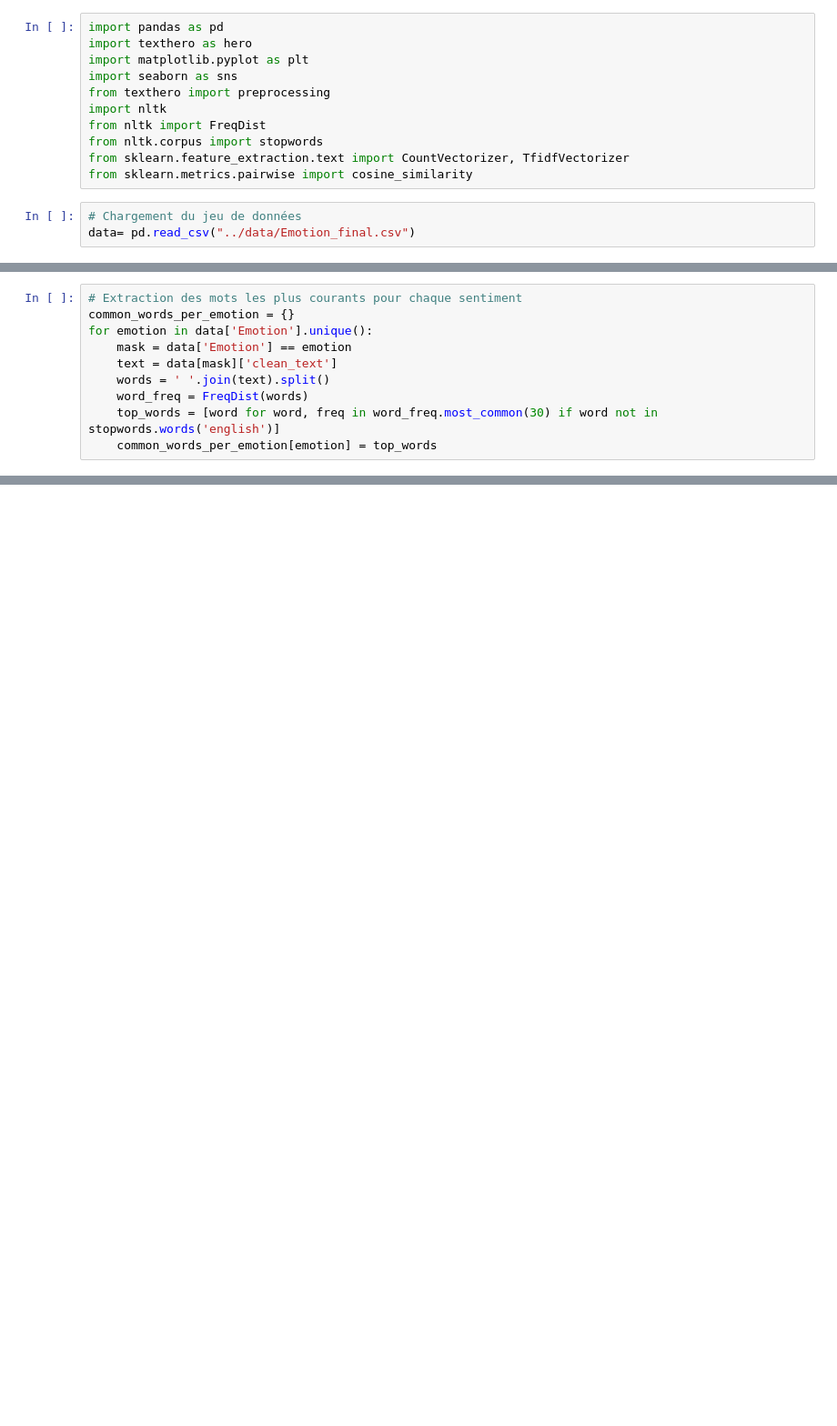
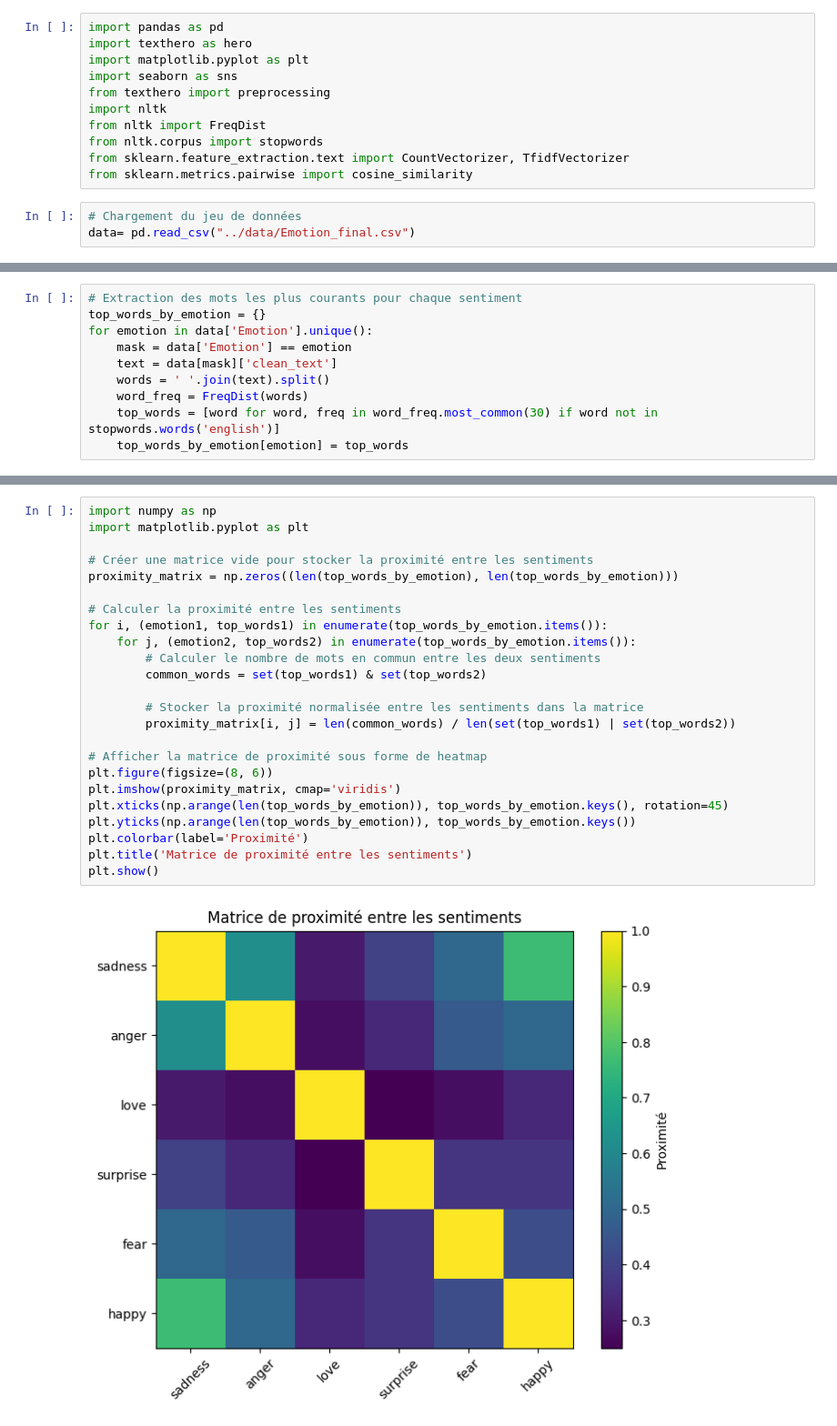
Before and after one commit to RolaMmss/R-aliser-un-site-de-suivi-de-patients-pour-un-psychologue, a Jupyter notebook: src/script2.ipynb, the cells around one changed output, grey strips where cells are left out. Shown at 91% size. Cells and saved outputs as stored; diff of their text form; blank space fills up the shorter version.

Commit message:
heat map + model Bag of words et modele TF-IDF

```diff
--- a/src/script2.ipynb
+++ b/src/script2.ipynb
@@ -49,12 +114,12 @@ data
 # %%
 # Extraction des mots les plus courants pour chaque sentiment
-common_words_per_emotion = {}
+top_words_by_emotion = {}
 for emotion in data['Emotion'].unique():
     mask = data['Emotion'] == emotion
     text = data[mask]['clean_text']
     words = ' '.join(text).split()
     word_freq = FreqDist(words)
     top_words = [word for word, freq in word_freq.most_common(30) if word not in stopwords.words('english')]
-    common_words_per_emotion[emotion] = top_words
+    top_words_by_emotion[emotion] = top_words
 # %%
 # Affichage des 30 mots les plus courants pour chaque sentiment
@@ -80,0 +148,26 @@ for emotion, words in common_words_per_emotion.items():
+# %%
+import numpy as np
+import matplotlib.pyplot as plt
+
+# Créer une matrice vide pour stocker la proximité entre les sentiments
+proximity_matrix = np.zeros((len(top_words_by_emotion), len(top_words_by_emotion)))
+
+# Calculer la proximité entre les sentiments
+for i, (emotion1, top_words1) in enumerate(top_words_by_emotion.items()):
+    for j, (emotion2, top_words2) in enumerate(top_words_by_emotion.items()):
+        # Calculer le nombre de mots en commun entre les deux sentiments
+        common_words = set(top_words1) & set(top_words2)
+
+        # Stocker la proximité normalisée entre les sentiments dans la matrice
+        proximity_matrix[i, j] = len(common_words) / len(set(top_words1) | set(top_words2))
+
+# Afficher la matrice de proximité sous forme de heatmap
+plt.figure(figsize=(8, 6))
+plt.imshow(proximity_matrix, cmap='viridis')
+plt.xticks(np.arange(len(top_words_by_emotion)), top_words_by_emotion.keys(), rotation=45)
+plt.yticks(np.arange(len(top_words_by_emotion)), top_words_by_emotion.keys())
+plt.colorbar(label='Proximité')
+plt.title('Matrice de proximité entre les sentiments')
+plt.show()
+# %% [output]
+[figure, added]
```
Also changed, not shown: parts of 11 cells of this notebook.
